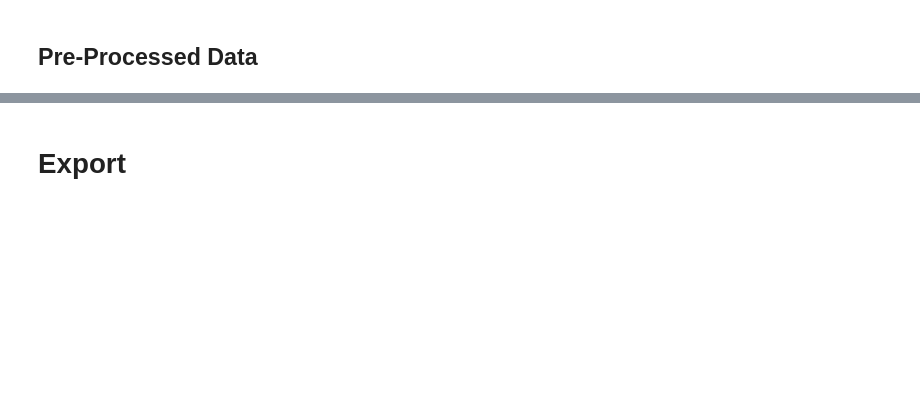
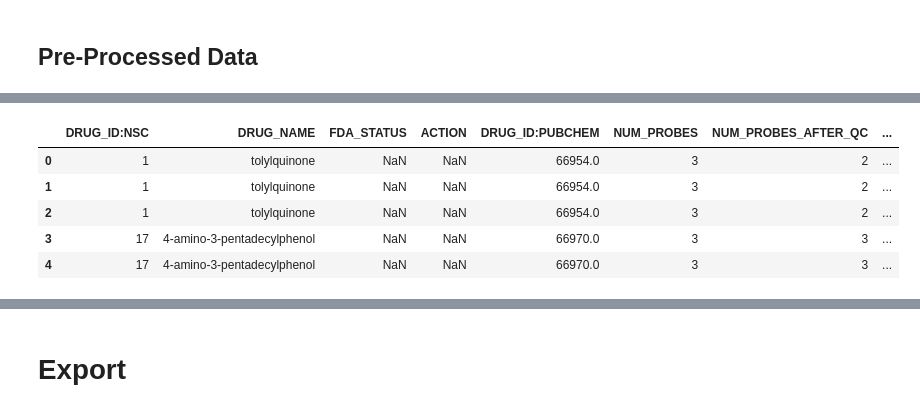
Before and after one commit to eric-czech/mgds, a Jupyter notebook: python/notebook/data_aggregation/import/nci60/v2/drug-sensitivity.ipynb, the cells around one changed output, grey strips where cells are left out. Saved outputs shown, nothing was run; the diff lists cells and outputs as text; code cells hidden in the pictures; blank space fills up the shorter version.

```diff
--- a/python/notebook/data_aggregation/import/nci60/v2/drug-sensitivity.ipynb
+++ b/python/notebook/data_aggregation/import/nci60/v2/drug-sensitivity.ipynb
@@ -213,0 +270,9 @@ memory usage: 96.7+ MB
+# %%
+d_tr_raw.head()
+# %% [output]
+|  | DRUG_ID:NSC | DRUG_NAME | FDA_STATUS | ACTION | DRUG_ID:PUBCHEM | NUM_PROBES | NUM_PROBES_AFTER_QC | ... |
+| 0 | 1 | tolylquinone | NaN | NaN | 66954.0 | 3 | 2 | ... |
+| 1 | 1 | tolylquinone | NaN | NaN | 66954.0 | 3 | 2 | ... |
+| 2 | 1 | tolylquinone | NaN | NaN | 66954.0 | 3 | 2 | ... |
+| 3 | 17 | 4-amino-3-pentadecylphenol | NaN | NaN | 66970.0 | 3 | 3 | ... |
+| 4 | 17 | 4-amino-3-pentadecylphenol | NaN | NaN | 66970.0 | 3 | 3 | ... |
```
Also changed, not shown: parts of 33 cells of this notebook, 14 other files.
